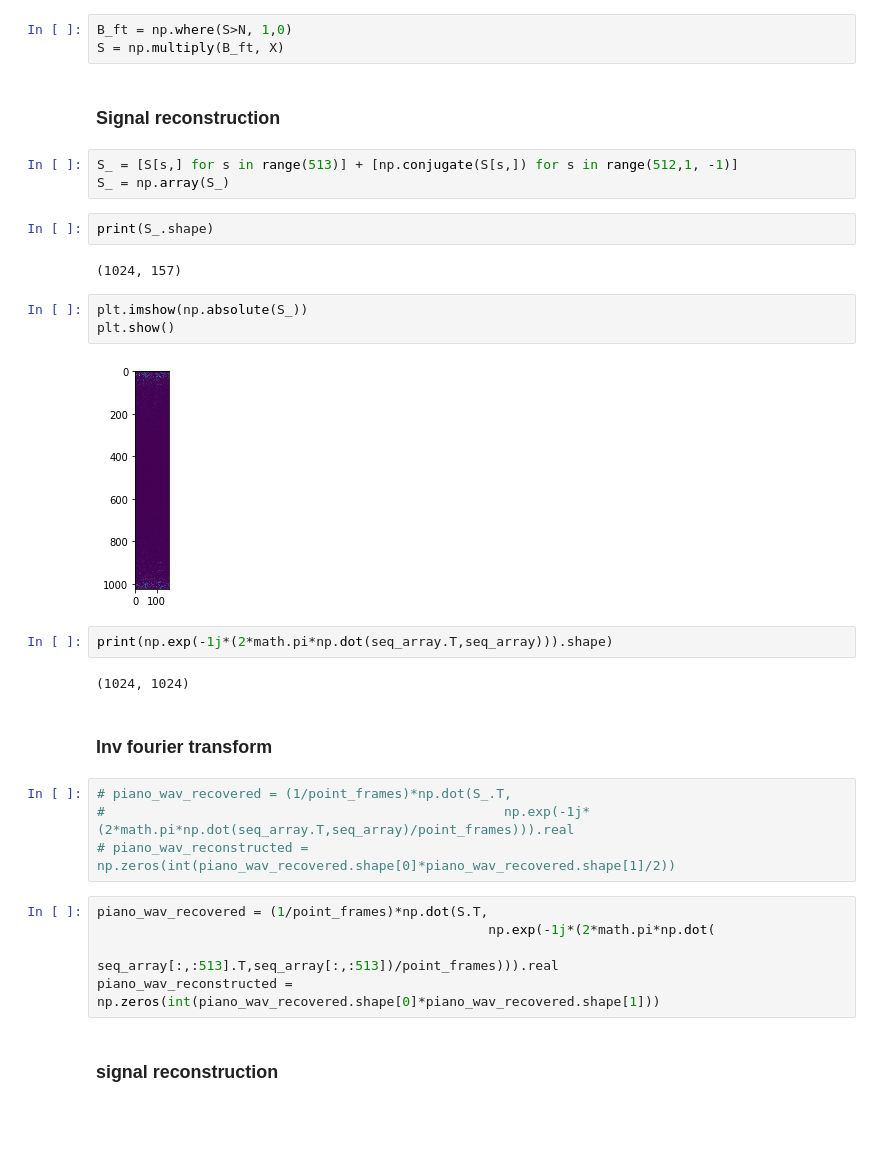
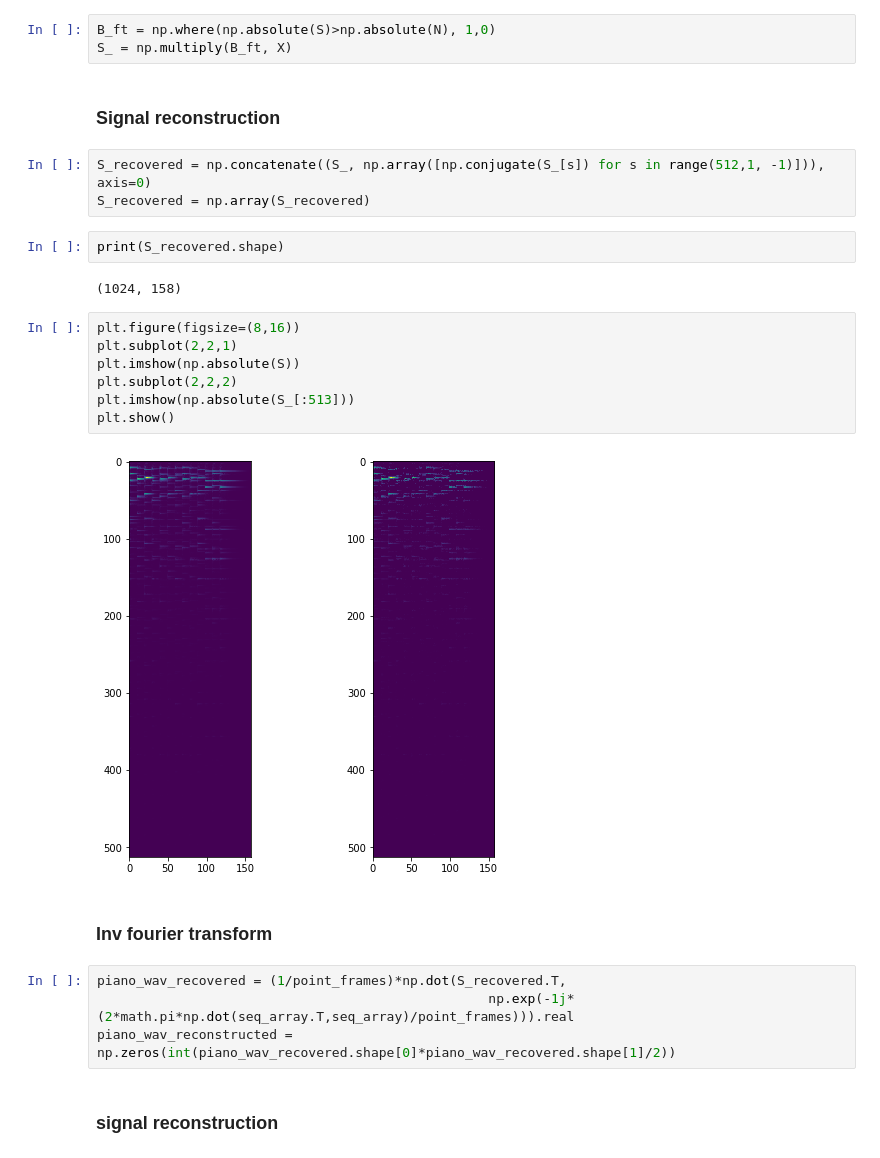
Before and after one commit to narayana1043/machine_learning_signal_processing, a Jupyter notebook: ass3/ass3_Q2.ipynb, the cells around one changed output. Saved outputs shown, nothing was run; the diff lists cells and outputs as text; blank space fills up the shorter version.

```diff
--- a/ass3/ass3_Q2.ipynb
+++ b/ass3/ass3_Q2.ipynb
@@ -106,37 +105,32 @@ M = S/X
 # %% [markdown]
 ### 3. Ideal Binary masks
 # %%
-B_ft = np.where(S>N, 1,0)
-S = np.multiply(B_ft, X)
+B_ft = np.where(np.absolute(S)>np.absolute(N), 1,0)
+S_ = np.multiply(B_ft, X)
 # %% [markdown]
 ### Signal reconstruction
 # %%
-S_ = [S[s,] for s in range(513)] + [np.conjugate(S[s,]) for s in range(512,1, -1)]
-S_ = np.array(S_)
+S_recovered = np.concatenate((S_, np.array([np.conjugate(S_[s]) for s in range(512,1, -1)])), axis=0)
+S_recovered = np.array(S_recovered)
 # %%
-print(S_.shape)
+print(S_recovered.shape)
 # %% [output]
-(1024, 157)
+(1024, 158)
-# %%
-plt.imshow(np.absolute(S_))
-plt.show()
-# %% [output]
-[figure, removed]
-# %%
-print(np.exp(-1j*(2*math.pi*np.dot(seq_array.T,seq_array))).shape)
-# %% [output]
-(1024, 1024)
+# %%
+plt.figure(figsize=(8,16))
+plt.subplot(2,2,1)
+plt.imshow(np.absolute(S))
+plt.subplot(2,2,2)
+plt.imshow(np.absolute(S_[:513]))
+plt.show()
+# %% [output]
+[figure, added]
 # %% [markdown]
 ### Inv fourier transform
 # %%
-# piano_wav_recovered = (1/point_frames)*np.dot(S_.T,
-#                                                   np.exp(-1j*(2*math.pi*np.dot(seq_array.T,seq_array)/point_frames))).real
-# piano_wav_reconstructed = np.zeros(int(piano_wav_recovered.shape[0]*piano_wav_recovered.shape[1]/2))
+piano_wav_recovered = (1/point_frames)*np.dot(S_recovered.T,
+                                                  np.exp(-1j*(2*math.pi*np.dot(seq_array.T,seq_array)/point_frames))).real
+piano_wav_reconstructed = np.zeros(int(piano_wav_recovered.shape[0]*piano_wav_recovered.shape[1]/2))
-# %%
-piano_wav_recovered = (1/point_frames)*np.dot(S.T,
-                                                  np.exp(-1j*(2*math.pi*np.dot(
-                                                      seq_array[:,:513].T,seq_array[:,:513])/point_frames))).real
-piano_wav_reconstructed = np.zeros(int(piano_wav_recovered.shape[0]*piano_wav_recovered.shape[1]))
 # %% [markdown]
 ### signal reconstruction
 # %%
```
Also changed, not shown: parts of 8 cells of this notebook, 2 other files.
